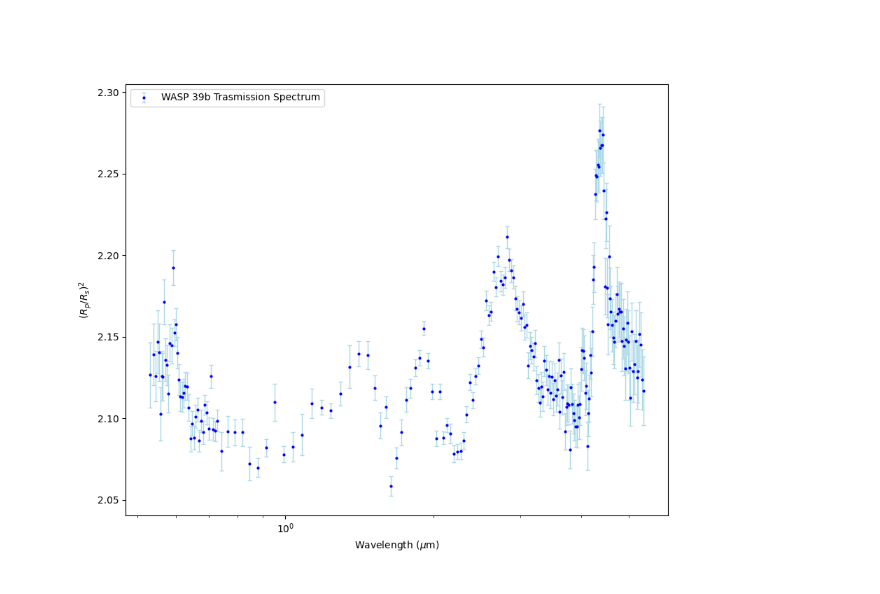
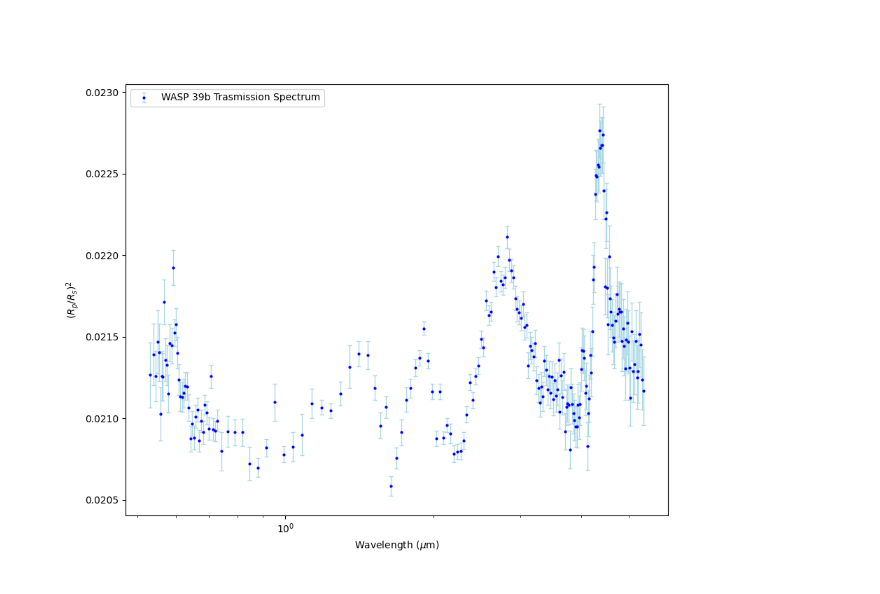
Before and after one commit to riccsimo/T_G_B_T, a Jupyter notebook: Assignment3/wasp_39b_atmosphere_TaskB.ipynb, the cells around one changed output. Saved outputs shown, nothing was run; the diff lists cells and outputs as text; code cells hidden in the pictures.

```diff
--- a/Assignment3/wasp_39b_atmosphere_TaskB.ipynb
+++ b/Assignment3/wasp_39b_atmosphere_TaskB.ipynb
@@ -11,17 +11,17 @@ from taurex.cache import OpacityCache,CIACache
 # %%
 file_path = "WASP-39b_spectra.csv"
 
 spectra = pd.read_csv(file_path).values
 
 plt.figure(figsize=(10,8))
-plt.errorbar(spectra[:,0], spectra[:,1], spectra[:,2], fmt='o', color='blue', markersize=2,
+plt.errorbar(spectra[:,0], spectra[:,1]/100, spectra[:,2]/100, fmt='o', color='blue', markersize=2,
     ecolor='lightblue', elinewidth=1, capsize=2, label="WASP 39b Trasmission Spectrum")
 plt.xscale("log")
 plt.legend()
 plt.xlabel("Wavelength ($\mu$m)")
 plt.ylabel("$(R_p/R_s)^2$")
 plt.savefig("WASP-39b_spectrum_assignment3.png")
 plt.show()
 # %% [output]
-[figure, old version]
+[figure, new version]
 # %%
```
Also changed, not shown: parts of 1 cell of this notebook, 5 other files.
